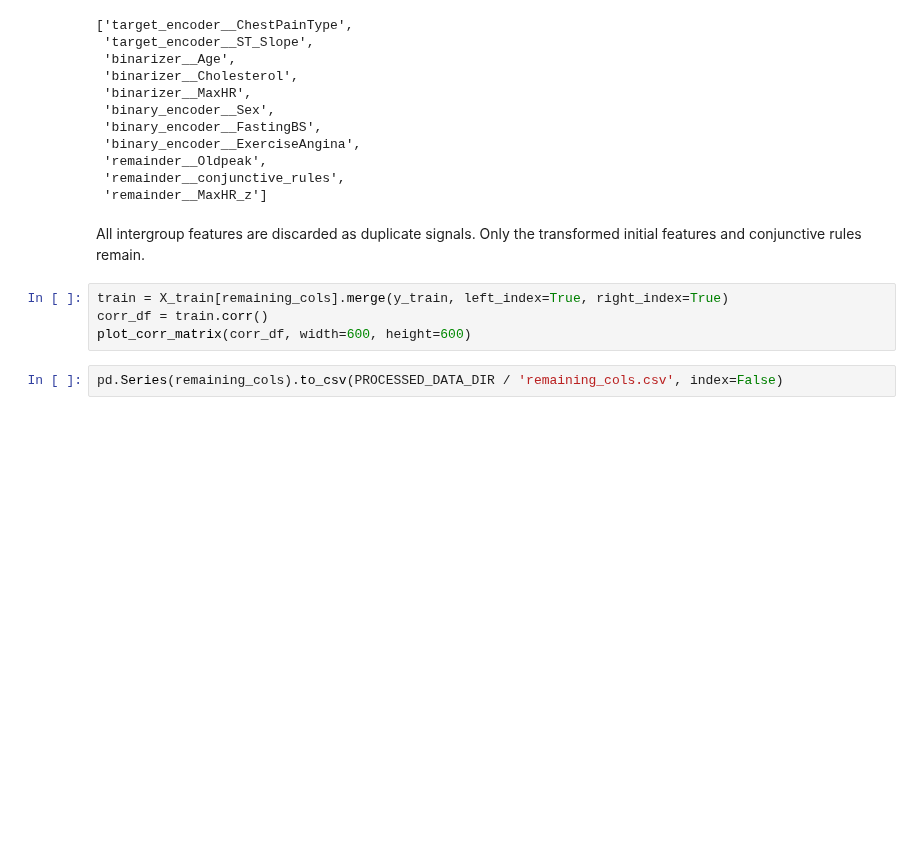
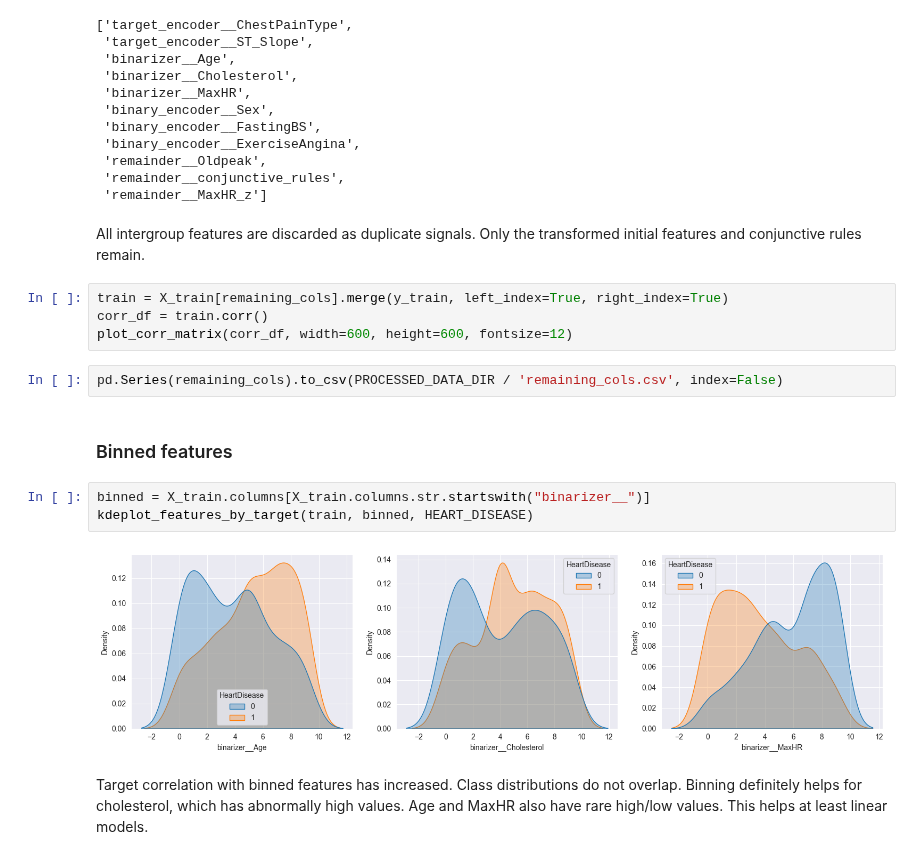
Before and after one commit to Lymuthien/heart_failure, a Jupyter notebook: notebooks/2.0-feature-engineering.ipynb, the cells around one changed output. Cells and saved outputs as stored; diff of their text form; blank space fills up the shorter version.

Commit message:
Explore binned features distribution by target.

```diff
--- a/notebooks/2.0-feature-engineering.ipynb
+++ b/notebooks/2.0-feature-engineering.ipynb
@@ -134,6 +122,15 @@ All intergroup features are discarded as duplicate signals. Only the transformed
 # %%
 train = X_train[remaining_cols].merge(y_train, left_index=True, right_index=True)
 corr_df = train.corr()
-plot_corr_matrix(corr_df, width=600, height=600)
+plot_corr_matrix(corr_df, width=600, height=600, fontsize=12)
 # %%
 pd.Series(remaining_cols).to_csv(PROCESSED_DATA_DIR / 'remaining_cols.csv', index=False)
+# %% [markdown]
+### Binned features
+# %%
+binned = X_train.columns[X_train.columns.str.startswith("binarizer__")]
+kdeplot_features_by_target(train, binned, HEART_DISEASE)
+# %% [output]
+[figure, added]
+# %% [markdown]
+Target correlation with binned features has increased. Class distributions do not overlap. Binning definitely helps for cholesterol, which has abnormally high values. Age and MaxHR also have rare high/low values. This helps at least linear models.
```
Also changed, not shown: parts of 3 cells of this notebook, 1 other file.
